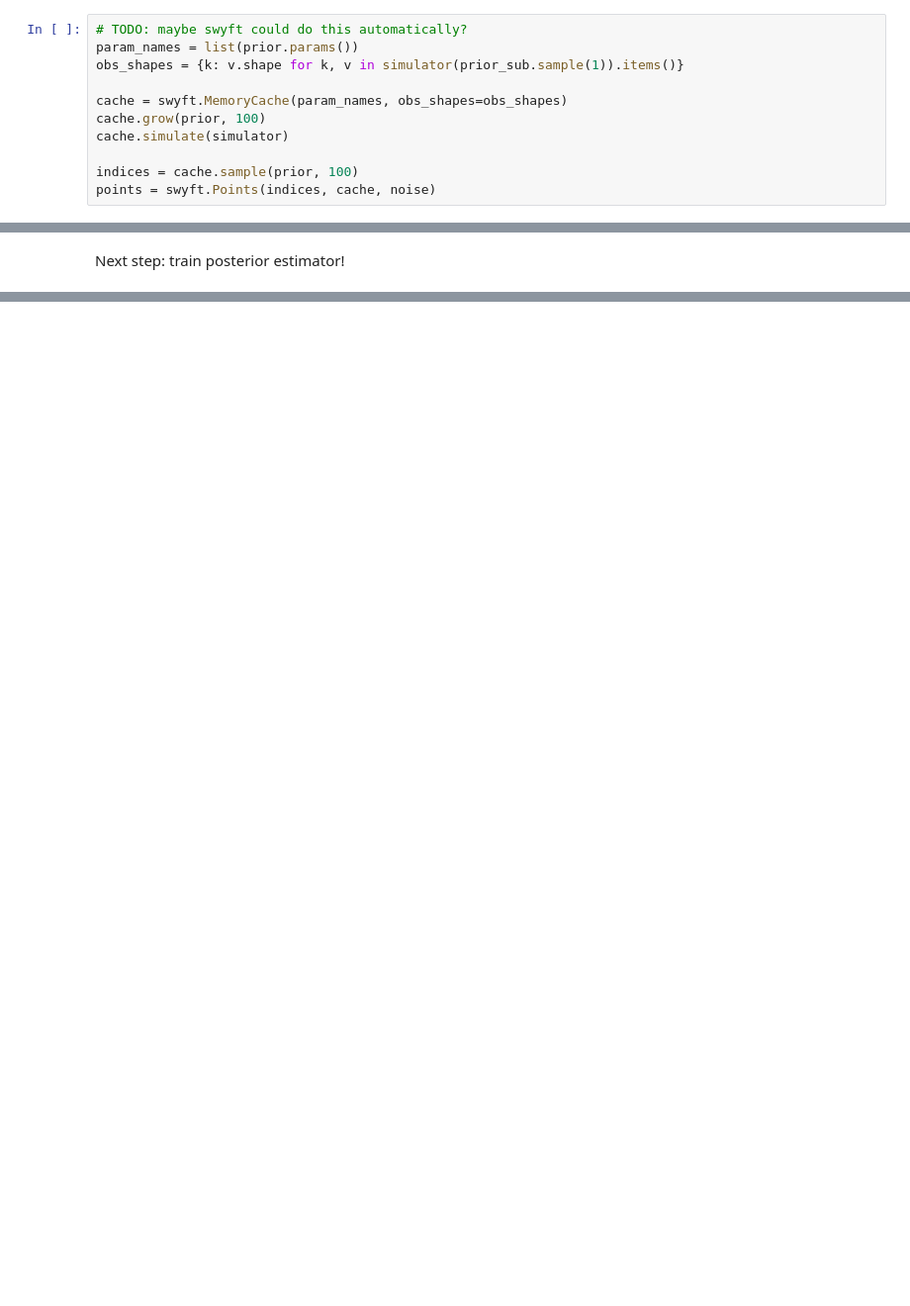
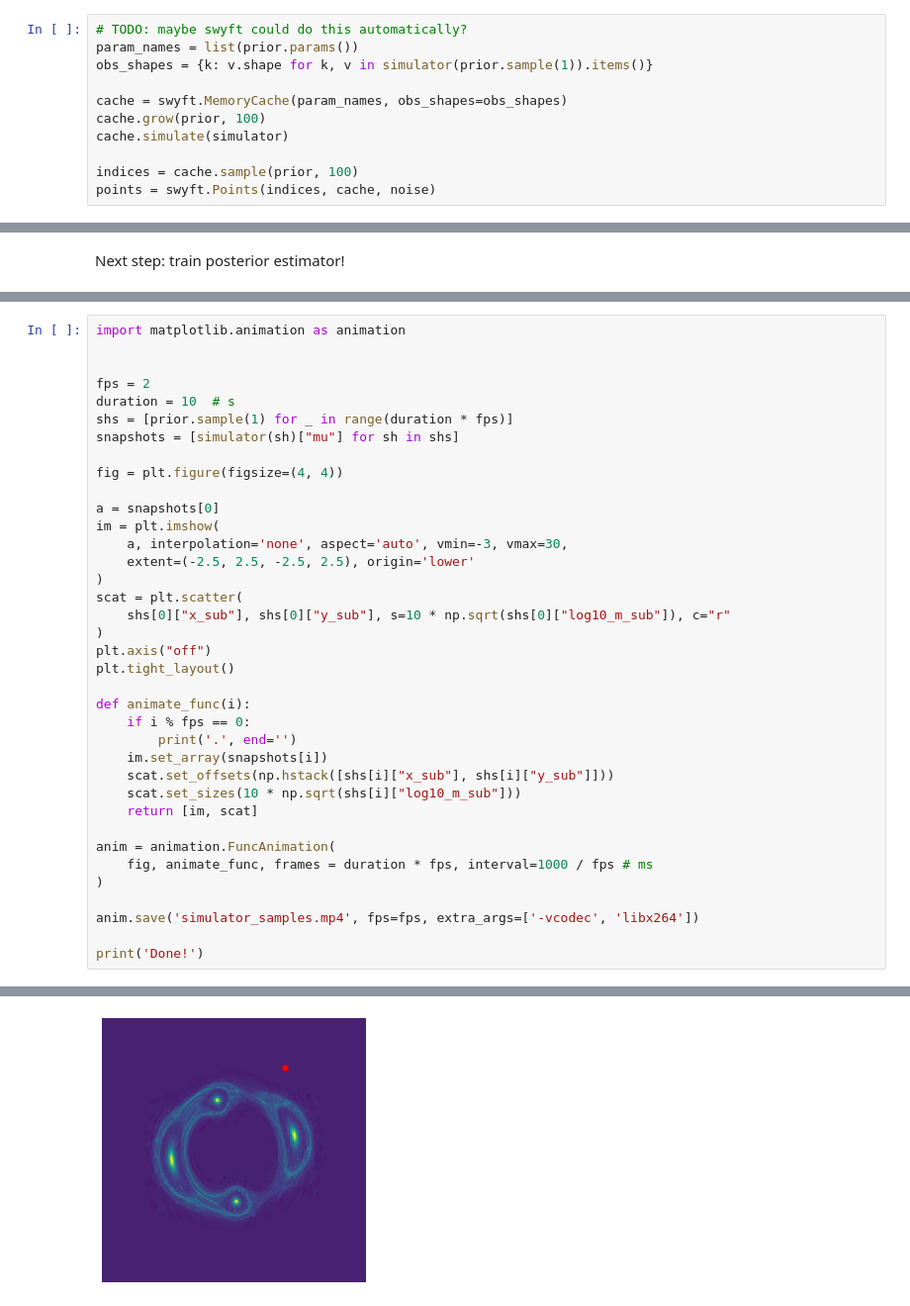
Before and after one commit to adam-coogan/swyft-lens-sim, a Jupyter notebook: simulator.ipynb, the cells around one changed output, grey strips where cells are left out. Shown: that part at 99% size. Saved outputs shown, nothing was run; the diff lists cells and outputs as text; blank space fills up the shorter version.

Commit message:
add sample animation

```diff
--- a/simulator.ipynb
+++ b/simulator.ipynb
@@ -180,7 +180,7 @@ prior = swyft.Prior({
 # %%
 # TODO: maybe swyft could do this automatically?
 param_names = list(prior.params())
-obs_shapes = {k: v.shape for k, v in simulator(prior_sub.sample(1)).items()}
+obs_shapes = {k: v.shape for k, v in simulator(prior.sample(1)).items()}
 
 cache = swyft.MemoryCache(param_names, obs_shapes=obs_shapes)
 cache.grow(prior, 100)
@@ -195,0 +195,38 @@ Next step: train posterior estimator!
+# %%
+import matplotlib.animation as animation
+
+
+fps = 2
+duration = 10  # s
+shs = [prior.sample(1) for _ in range(duration * fps)]
+snapshots = [simulator(sh)["mu"] for sh in shs]
+
+fig = plt.figure(figsize=(4, 4))
+
+a = snapshots[0]
+im = plt.imshow(
+    a, interpolation='none', aspect='auto', vmin=-3, vmax=30,
+    extent=(-2.5, 2.5, -2.5, 2.5), origin='lower'
+)
+scat = plt.scatter(
+    shs[0]["x_sub"], shs[0]["y_sub"], s=10 * np.sqrt(shs[0]["log10_m_sub"]), c="r"
+)
+plt.axis("off")
+plt.tight_layout()
+
+def animate_func(i):
+    if i % fps == 0:
+        print('.', end='')
+    im.set_array(snapshots[i])
+    scat.set_offsets(np.hstack([shs[i]["x_sub"], shs[i]["y_sub"]]))
+    scat.set_sizes(10 * np.sqrt(shs[i]["log10_m_sub"]))
+    return [im, scat]
+
+anim = animation.FuncAnimation(
+    fig, animate_func, frames = duration * fps, interval=1000 / fps # ms
+)
+
+anim.save('simulator_samples.mp4', fps=fps, extra_args=['-vcodec', 'libx264'])
+
+print('Done!')
+# %% [output]
@@ -195,0 +234 @@ Next step: train posterior estimator!
+[figure, added]
```
Also changed, not shown: parts of 4 cells of this notebook, 2 other files.
